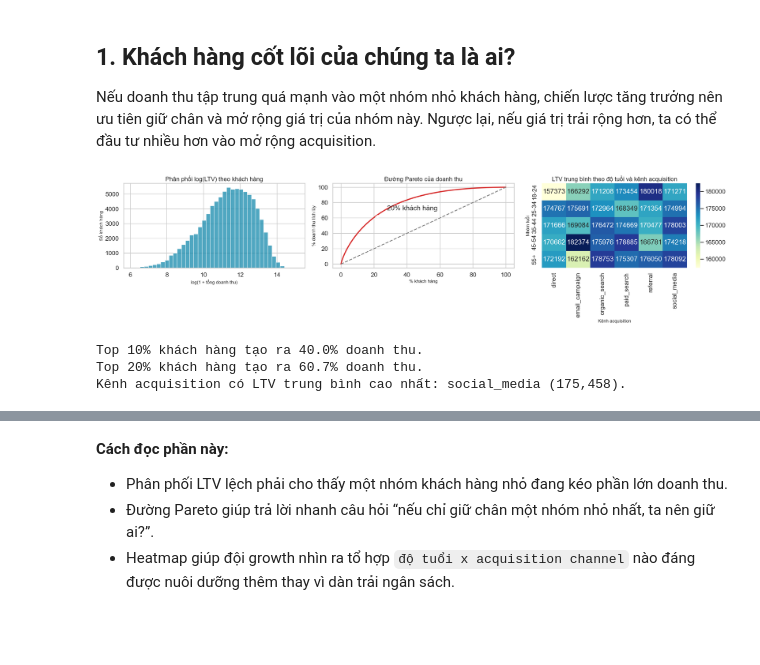
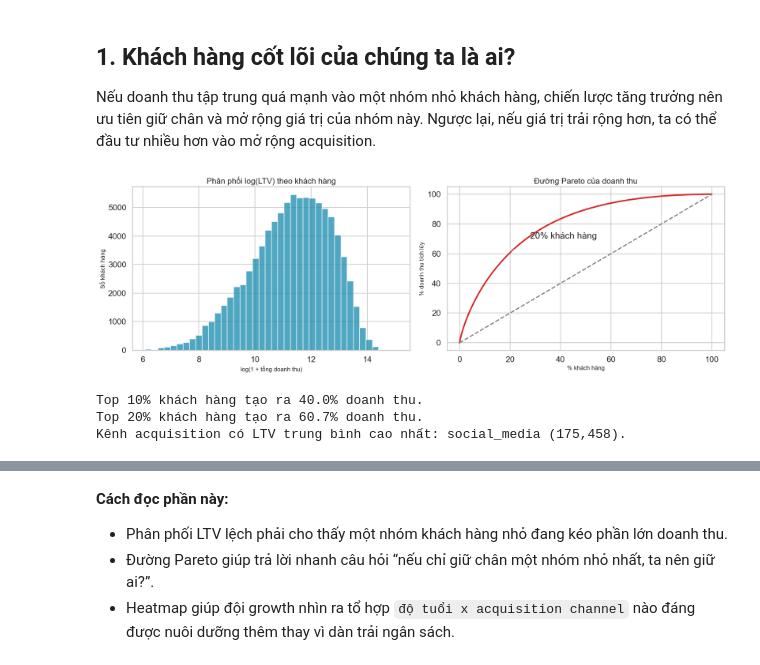
Before and after one commit to huytdqhe180383/Datathon_2026_Vin, a Jupyter notebook: notebooks/data_storytelling.ipynb, the cells around one changed output, grey strips where cells are left out. Saved outputs shown, nothing was run; the diff lists cells and outputs as text; code cells hidden in the pictures; blank space fills up the shorter version.

```diff
--- a/notebooks/data_storytelling.ipynb
+++ b/notebooks/data_storytelling.ipynb
@@ -66,7 +74,6 @@ orders_enriched = (
 Nếu doanh thu tập trung quá mạnh vào một nhóm nhỏ khách hàng, chiến lược tăng trưởng nên ưu tiên giữ chân và mở rộng giá trị của nhóm này.
 Ngược lại, nếu giá trị trải rộng hơn, ta có thể đầu tư nhiều hơn vào mở rộng acquisition.
 # %%
-
 customer_value = (
     orders_enriched.groupby(["customer_id", "acquisition_channel", "age_group"], as_index=False)
     .agg(
@@ -88,42 +95,42 @@ heatmap_data = customer_value.pivot_table(
     aggfunc="mean",
 )
 
-fig, axes = plt.subplots(1, 3, figsize=(24, 6))
+fig, axes = plt.subplots(1, 2, figsize=(18, 6))
 
 sns.histplot(np.log1p(customer_value["total_revenue"]), bins=40, color="#168aad", ax=axes[0])
 axes[0].set_title("Phân phối log(LTV) theo khách hàng")
 axes[0].set_xlabel("log(1 + tổng doanh thu)")
 axes[0].set_ylabel("Số khách hàng")
 
 axes[1].plot(pareto["customer_share"] * 100, pareto["revenue_share"] * 100, color="#d62828", linewidth=3)
 axes[1].plot([0, 100], [0, 100], linestyle="--", color="gray")
 axes[1].set_title("Đường Pareto của doanh thu")
 axes[1].set_xlabel("% khách hàng")
 axes[1].set_ylabel("% doanh thu tích lũy")
-axes[1].annotate("20% khách hàng", xy=(20, pareto.loc[(pareto["customer_share"] <= 0.20), "revenue_share"].max() * 100), xytext=(28, 70), arrowprops={"arrowstyle": "->"})
-
-sns.heatmap(heatmap_data, annot=True, fmt=".0f", cmap="YlGnBu", ax=axes[2])
-axes[2].set_title("LTV trung bình theo độ tuổi và kênh acquisition")
-axes[2].set_xlabel("Kênh acquisition")
-axes[2].set_ylabel("Nhóm tuổi")
+axes[1].annotate(
+    "20% khách hàng",
+    xy=(20, pareto.loc[(pareto["customer_share"] <= 0.20), "revenue_share"].max() * 100),
+    xytext=(28, 70),
+    arrowprops={"arrowstyle": "->"},
+)
 
 plt.tight_layout()
 plt.show()
 
 top_10_share = pareto.loc[pareto["customer_share"] <= 0.10, "total_revenue"].sum() / pareto["total_revenue"].sum()
 top_20_share = pareto.loc[pareto["customer_share"] <= 0.20, "total_revenue"].sum() / pareto["total_revenue"].sum()
 best_channel = (
     customer_value.groupby("acquisition_channel", as_index=False)["total_revenue"]
     .mean()
     .sort_values("total_revenue", ascending=False)
     .iloc[0]
 )
 
 print(f"Top 10% khách hàng tạo ra {top_10_share:.1%} doanh thu.")
 print(f"Top 20% khách hàng tạo ra {top_20_share:.1%} doanh thu.")
 print(f"Kênh acquisition có LTV trung bình cao nhất: {best_channel['acquisition_channel']} ({best_channel['total_revenue']:,.0f}).")
 # %% [output]
-[figure, old version]
+[figure, new version]
 Top 10% khách hàng tạo ra 40.0% doanh thu.
 Top 20% khách hàng tạo ra 60.7% doanh thu.
 Kênh acquisition có LTV trung bình cao nhất: social_media (175,458).
```
Also changed, not shown: parts of 6 cells of this notebook, 16 other files.
